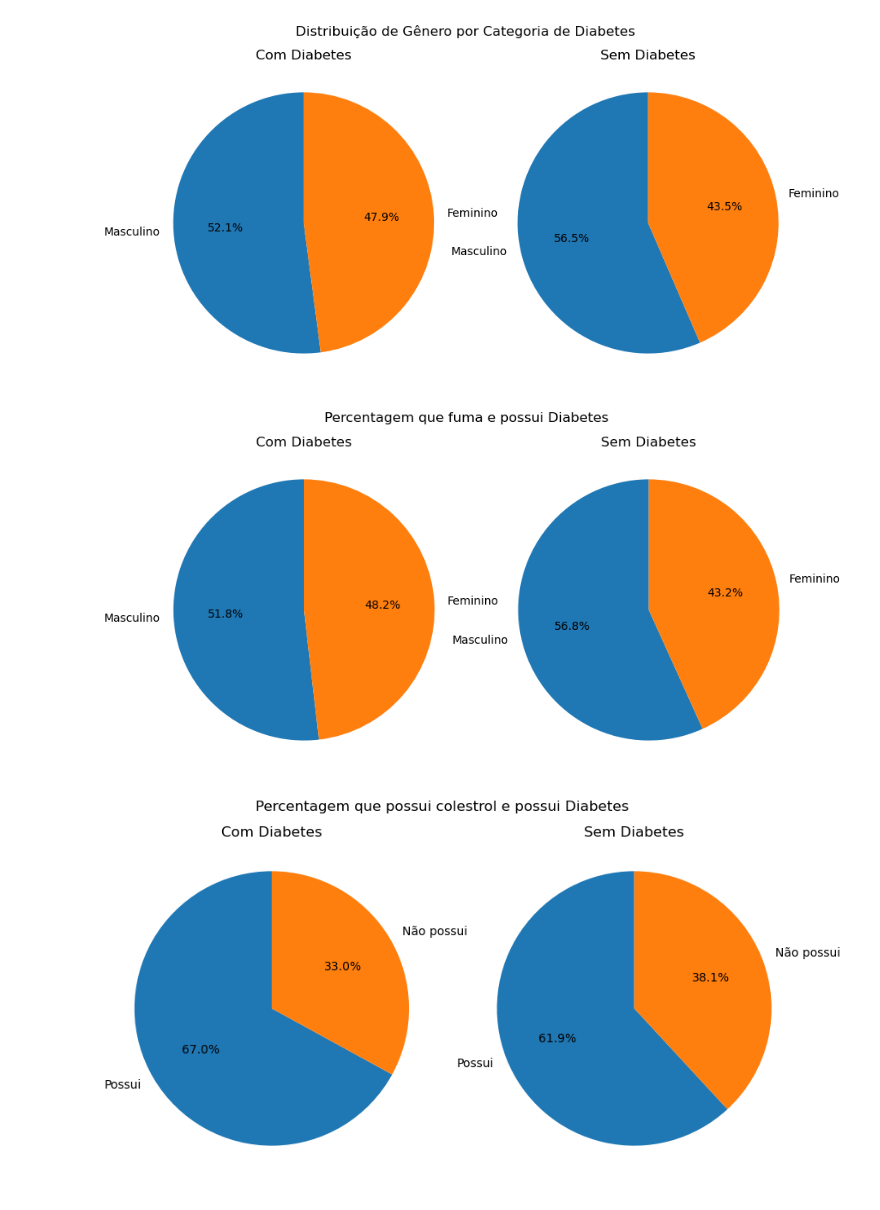
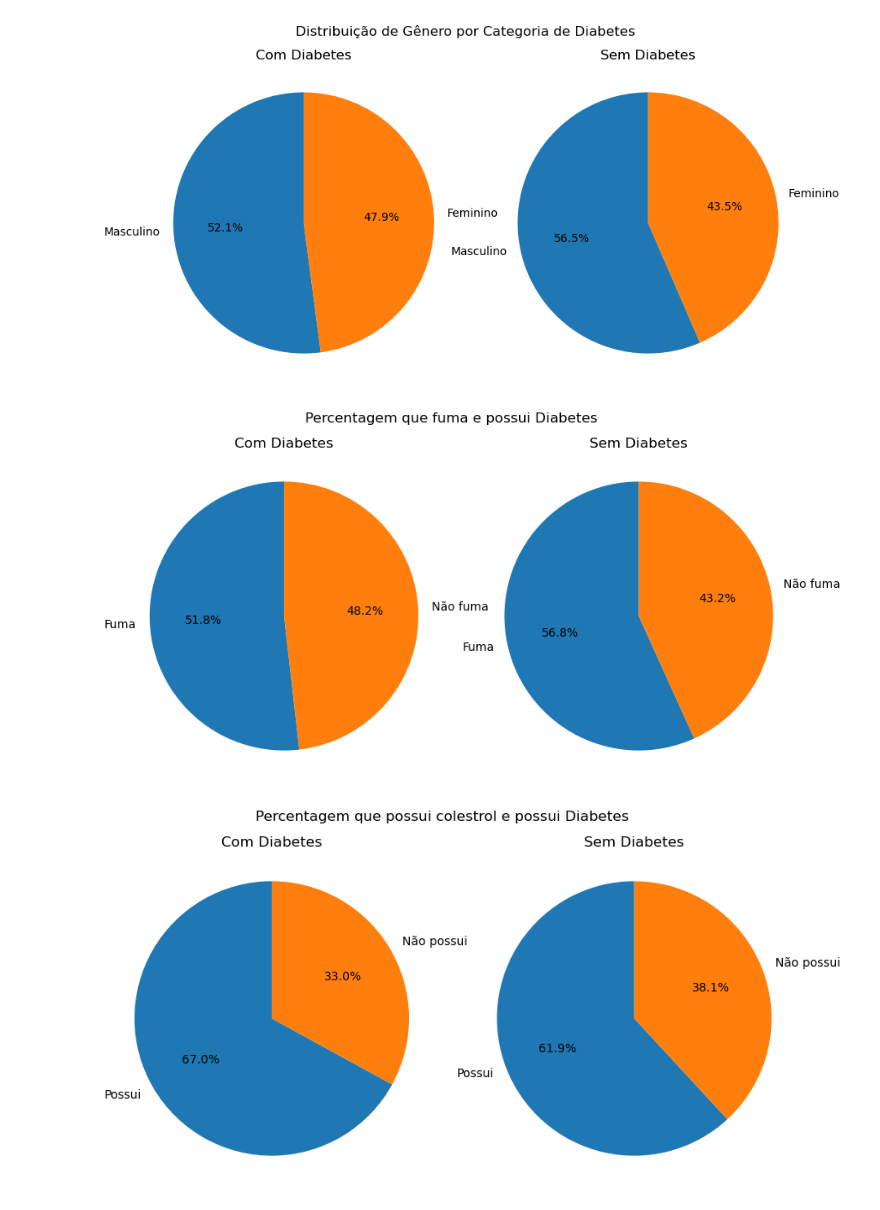
Before and after one commit to jpmbrito123/DAA, a Jupyter notebook: nossodataset/data_exploration.ipynb, the cells around one changed output. Cells and saved outputs as stored; diff of their text form; code cells hidden in the pictures.

```diff
--- a/nossodataset/data_exploration.ipynb
+++ b/nossodataset/data_exploration.ipynb
@@ -268,28 +268,28 @@ plot_pie(data_with_diabetes, data_without_diabetes, labels)
 # %%
 def plot_pie(data_with_diabetes, data_without_diabetes, labels):
     fig, ax = plt.subplots(1, 2, figsize=(10, 5))
 
     # Plot para dados com diabetes
     ax[0].pie(data_with_diabetes, labels=labels, autopct='%1.1f%%', startangle=90)
     ax[0].axis('equal')  # Equal aspect ratio ensures that pie is drawn as a circle.
     ax[0].set_title('Com Diabetes')
 
     # Plot para dados sem diabetes
     ax[1].pie(data_without_diabetes, labels=labels, autopct='%1.1f%%', startangle=90)
     ax[1].axis('equal')  # Equal aspect ratio ensures that pie is drawn as a circle.
     ax[1].set_title('Sem Diabetes')
 
     plt.suptitle('Percentagem que fuma e possui Diabetes')
     plt.show()
 
 # Supondo que você tenha duas colunas no DataFrame, 'Sex' e 'Diabetes' (0 para sem diabetes, 1 para com diabetes)
 data_with_diabetes = df[df['Diabetes'] == 1]['Smoker'].value_counts()
 data_without_diabetes = df[df['Diabetes'] == 0]['Smoker'].value_counts()
-labels = ["Masculino", "Feminino"]
+labels = ["Fuma", "Não fuma"]
 
 plot_pie(data_with_diabetes, data_without_diabetes, labels)
 # %% [output]
-[figure, old version]
+[figure, new version]
 # %%
 def plot_pie(data_with_diabetes, data_without_diabetes, labels):
     fig, ax = plt.subplots(1, 2, figsize=(10, 5))
```
Also changed, not shown: parts of 2 cells of this notebook.
